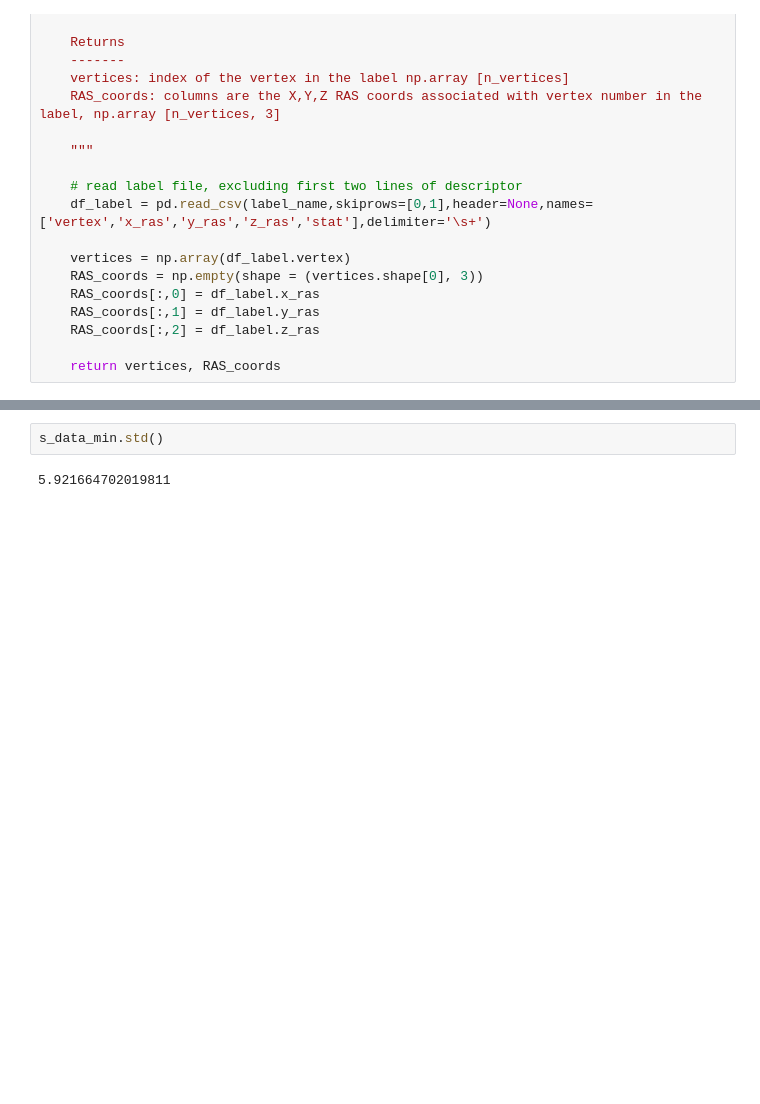
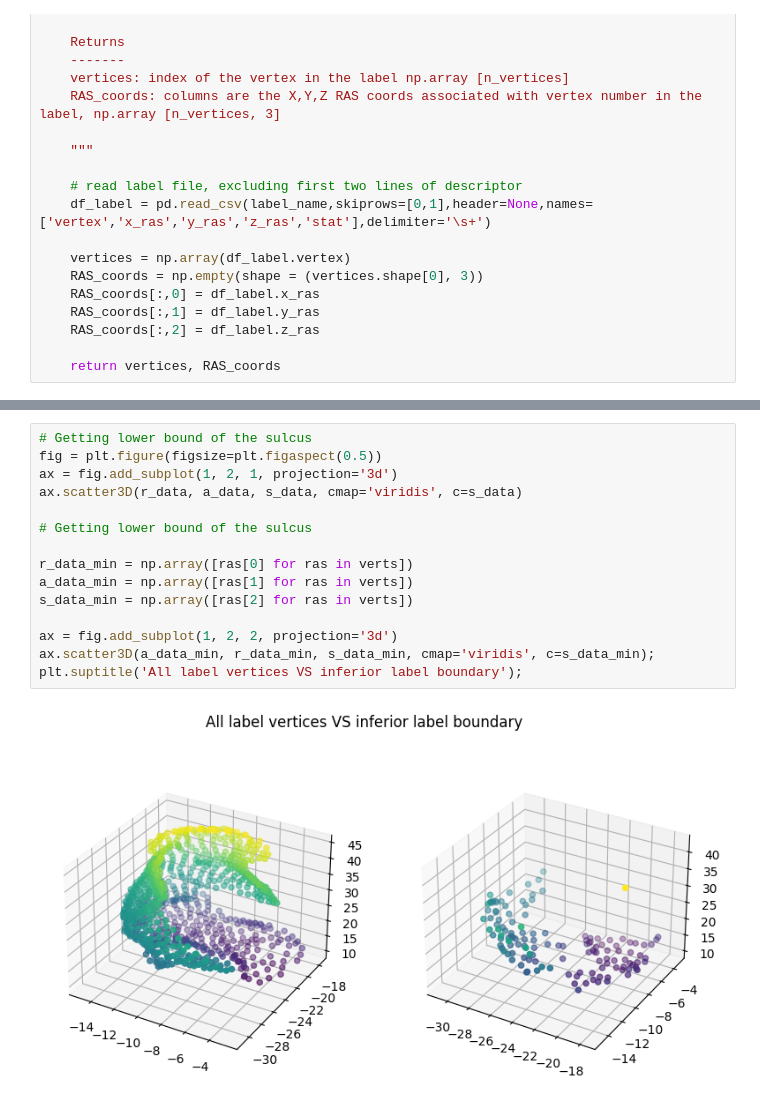
Before and after one commit to b-parker/CNL_scalpel, a Jupyter notebook: scripts/CNL_scalpel_scratch.ipynb, the cells around one changed output, grey strips where cells are left out. Cells and saved outputs as stored; diff of their text form; blank space fills up the shorter version.

Commit message:
Added notes and plots

```diff
--- a/scripts/CNL_scalpel_scratch.ipynb
+++ b/scripts/CNL_scalpel_scratch.ipynb
@@ -144,4 +134,17 @@ ax.scatter3D(a_data_min, r_data_min, s_data_min, cmap='viridis', c=s_data_min)
-# %%
-s_data_min.std()
-# %% [output]
-5.921664702019811
+# %%
+# Getting lower bound of the sulcus
+fig = plt.figure(figsize=plt.figaspect(0.5))
+ax = fig.add_subplot(1, 2, 1, projection='3d')
+ax.scatter3D(r_data, a_data, s_data, cmap='viridis', c=s_data)
+
+# Getting lower bound of the sulcus
+
+r_data_min = np.array([ras[0] for ras in verts])
+a_data_min = np.array([ras[1] for ras in verts])
+s_data_min = np.array([ras[2] for ras in verts])
+
+ax = fig.add_subplot(1, 2, 2, projection='3d')
+ax.scatter3D(a_data_min, r_data_min, s_data_min, cmap='viridis', c=s_data_min);
+plt.suptitle('All label vertices VS inferior label boundary');
+# %% [output]
+[figure, added]
```
Also changed, not shown: parts of 8 cells of this notebook, 1 other file.
